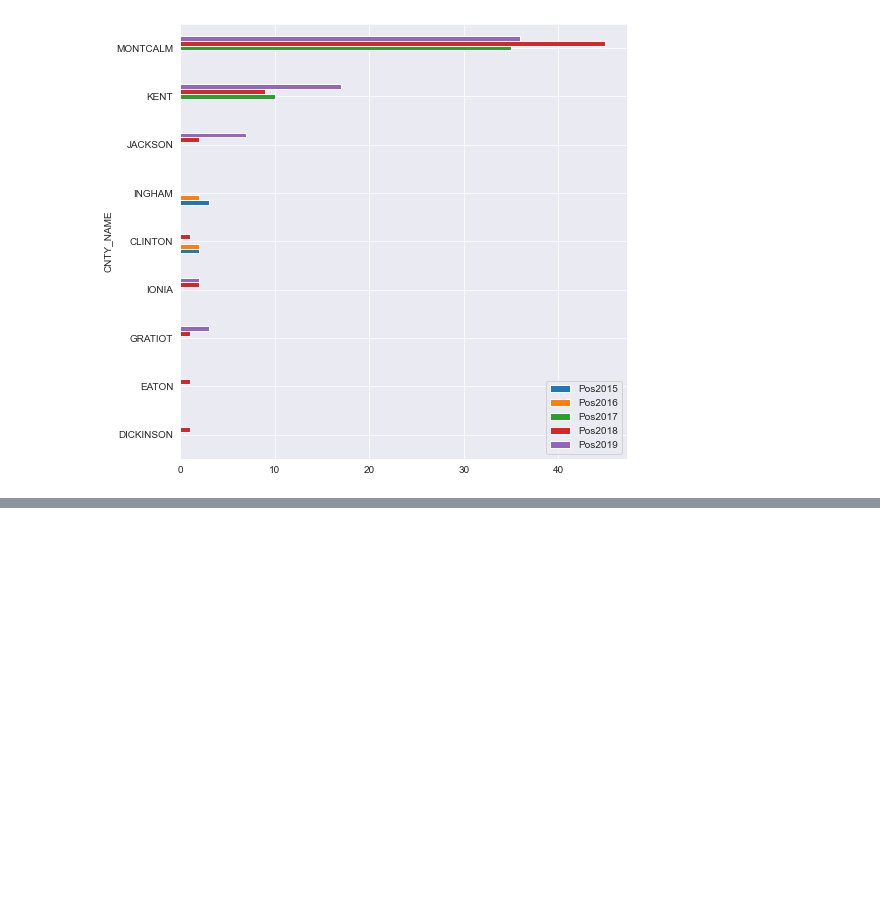
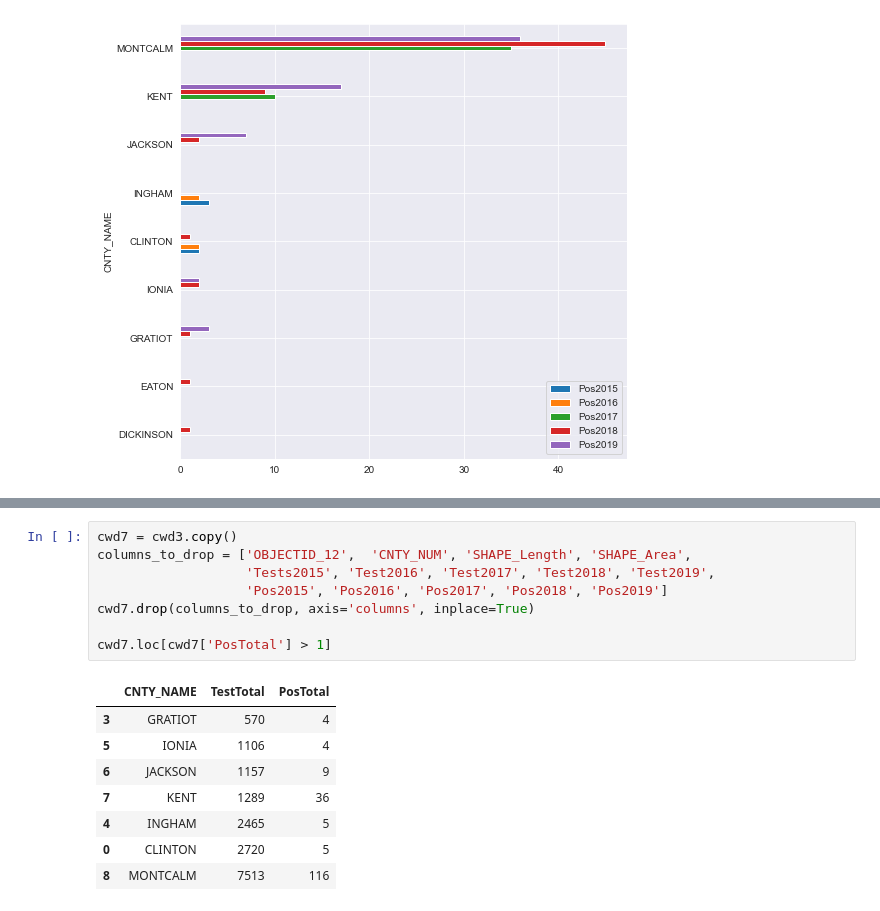
Before and after one commit to Ambush3/Michigan-Deer-CWD, a Jupyter notebook: CWD.ipynb, the cells around one changed output, grey strips where cells are left out. Drawn from its saved outputs; the diff is of its cells as text; blank space fills up the shorter version.

```diff
--- a/CWD.ipynb
+++ b/CWD.ipynb
@@ -236,0 +245,17 @@ plt.legend(['Montcalm', 'Kent', 'Jackson', 'Ionia']);
+# %%
+cwd7 = cwd3.copy()
+columns_to_drop = ['OBJECTID_12',  'CNTY_NUM', 'SHAPE_Length', 'SHAPE_Area',
+                   'Tests2015', 'Test2016', 'Test2017', 'Test2018', 'Test2019',
+                   'Pos2015', 'Pos2016', 'Pos2017', 'Pos2018', 'Pos2019']
+cwd7.drop(columns_to_drop, axis='columns', inplace=True)
+
+cwd7.loc[cwd7['PosTotal'] > 1]
+# %% [output]
+|  | CNTY_NAME | TestTotal | PosTotal |
+| 3 | GRATIOT | 570 | 4 |
+| 5 | IONIA | 1106 | 4 |
+| 6 | JACKSON | 1157 | 9 |
+| 7 | KENT | 1289 | 36 |
+| 4 | INGHAM | 2465 | 5 |
+| 0 | CLINTON | 2720 | 5 |
+| 8 | MONTCALM | 7513 | 116 |
```
Also changed, not shown: parts of 7 cells of this notebook.
